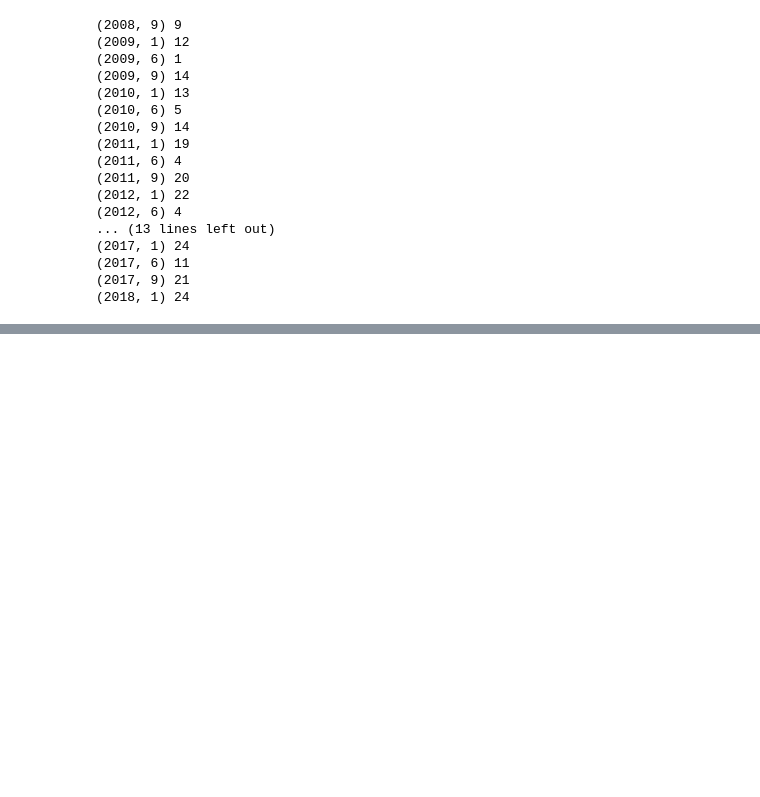
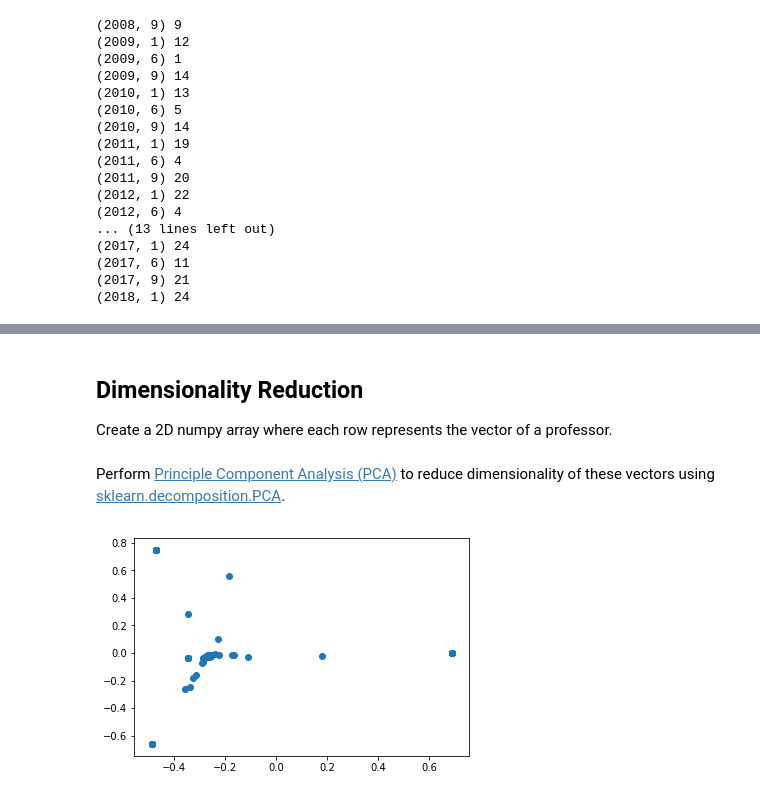
Before and after one commit to emory-courses/data-science, a Jupyter notebook: doc/data_analysis.ipynb, the cells around one changed output, grey strips where cells are left out. Drawn from its saved outputs; the diff is of its cells as text; code cells hidden in the pictures; blank space fills up the shorter version.

Commit message:
Updated data analysis.

```diff
--- a/doc/data_analysis.ipynb
+++ b/doc/data_analysis.ipynb
@@ -346,0 +426,3 @@ print(term_str(n['term']))
+# %%
+def is_research_course(catalog):
+    return catalog != '130R' and 'R' in catalog
@@ -346,0 +492,6 @@ print(term_str(n['term']))
+# %%
+def professor_frequency(prof_course_dict):
+    return Counter([k for v in prof_course_dict.values() for k in v.keys()])
+
+prof_freq = professor_frequency(prof_course_dict)
+print(prof_freq)
@@ -346,0 +582,23 @@ print(term_str(n['term']))
+# %%
+def prof_to_vec(course_info, normalize=True, include_research=False):
+    prof_course_dict = courses_by_instructors(course_info, include_research)
+    prof_freq = professor_frequency(prof_course_dict)
+    N = len(prof_freq)
+    course_dict = {c: i for i, c in enumerate(sorted(list(prof_freq.keys())))}
+    p2v = {}
+
+    for prof_name, counts in prof_course_dict.items():
+        vec = np.zeros(len(course_dict))
+
+        for k, v in counts.items():
+            if k in course_dict:
+                i = course_dict[k]
+                vec[i] = v * math.log(N / prof_freq[k])
+
+        if normalize: vec /= sum(vec)
+        p2v[prof_name] = vec
+
+    return p2v
+
+p2v = prof_to_vec(course_info)
+print(p2v[('Choi', 'Jinho D')])
@@ -346,0 +614,18 @@ print(term_str(n['term']))
+# %% [markdown]
+## Dimensionality Reduction
+
+Create a 2D numpy array where each row represents the vector of a professor.
+# %%
+profs = sorted(p2v.keys())
+vectors = np.array([p2v[p] for p in profs])
+# %% [markdown]
+Perform [Principle Component Analysis (PCA)](https://en.wikipedia.org/wiki/Principal_component_analysis) to reduce dimensionality of these vectors using [sklearn.decomposition.PCA](http://scikit-learn.org/stable/modules/generated/sklearn.decomposition.PCA.html).
+# %%
+from sklearn.decomposition import PCA
+
+xy = PCA(n_components=2).fit_transform(vectors)
+fig, ax = plt.subplots()
+ax.scatter(xy[:,0], xy[:,1])
+plt.show()
+# %% [output]
+[figure, added]
```
Also changed, not shown: parts of 54 cells of this notebook, 2 other files.
